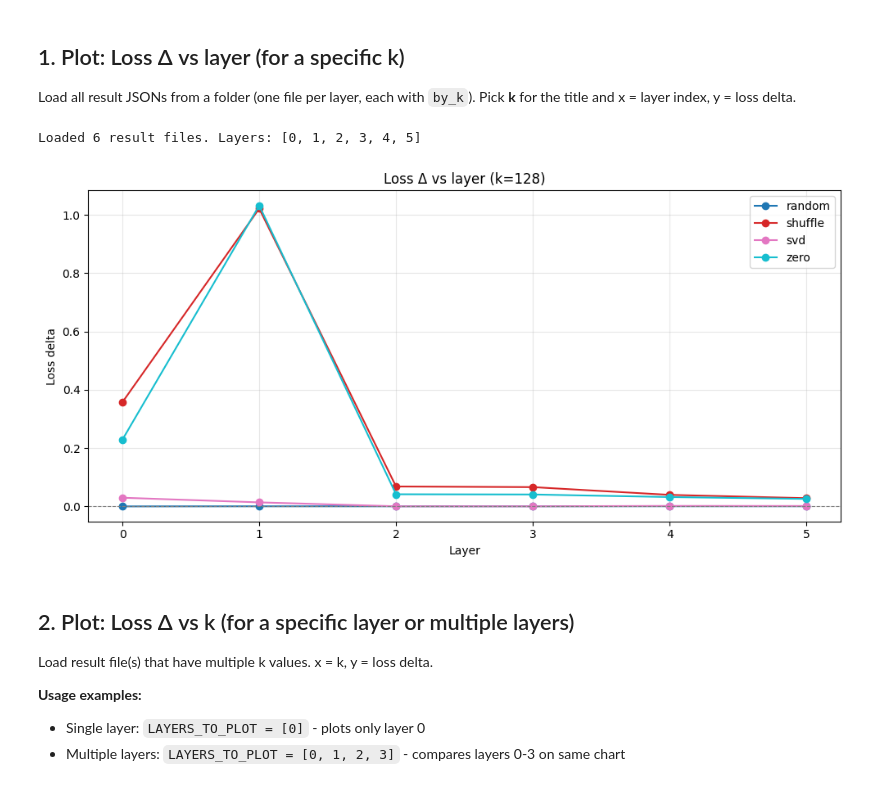
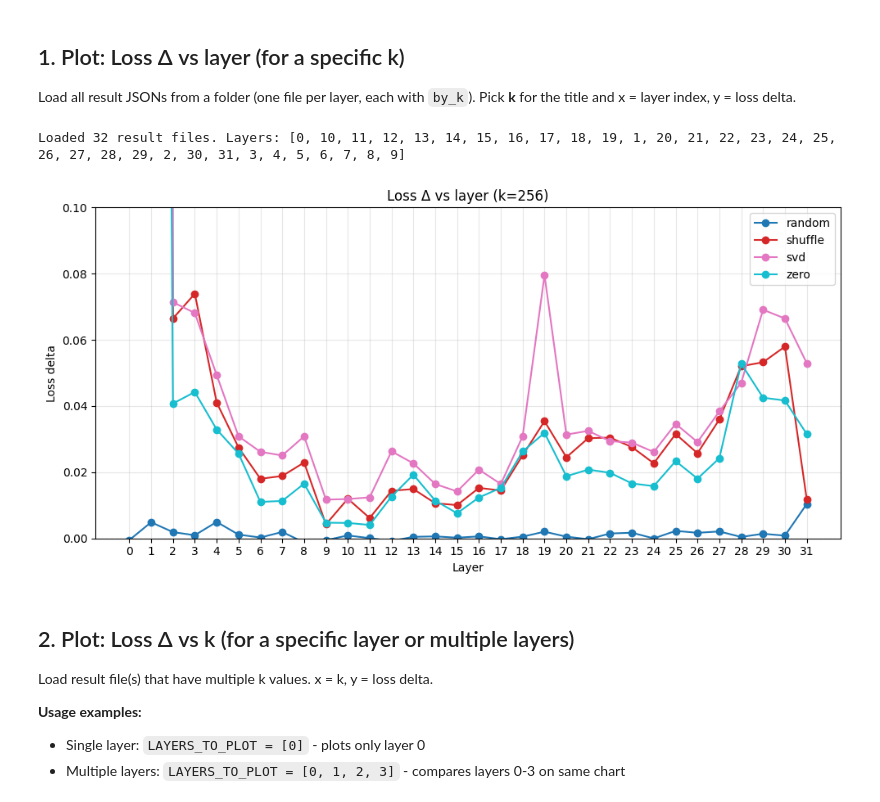
Before and after one commit to sagearc/GaleMoE, a Jupyter notebook: src/experiments/router_interventions/notebooks/project_out_plots.ipynb, the cells around one changed output. Cells and saved outputs as stored; diff of their text form; code cells hidden in the pictures.

```diff
--- a/src/experiments/router_interventions/notebooks/project_out_plots.ipynb
+++ b/src/experiments/router_interventions/notebooks/project_out_plots.ipynb
@@ -28,7 +28,7 @@ from src.experiments.router_interventions import (
 )
 
 # Default folder for result JSONs (used by both plots)
-RESULTS_DIR = ROOT / "results_1"
+RESULTS_DIR = ROOT / "results_scale10"
 # %% [markdown]
 ## 1. Plot: Loss Δ vs layer (for a specific k)
 
@@ -38,7 +38,7 @@ Load all result JSONs from a folder (one file per layer, each with `by_k`). Pick
 RESULTS_DIR = RESULTS_DIR  # or Path("/path/to/your/results")
 
 # Which k to use for this plot (must exist in each file's by_k)
-K_FOR_LAYER_PLOT = 128
+K_FOR_LAYER_PLOT = 256
 
 # Load all project_out_*.json in the folder
 result_files = sorted(RESULTS_DIR.glob("project_out_*.json"))
@@ -48,20 +48,20 @@ if not result_files:
 results_by_layer = [load_results(p) for p in result_files]
 print(f"Loaded {len(results_by_layer)} result files. Layers: {[r.get('config', {}).get('layer_idx') for r in results_by_layer]}")
 # %% [output]
-Loaded 6 result files. Layers: [0, 1, 2, 3, 4, 5]
+Loaded 32 result files. Layers: [0, 10, 11, 12, 13, 14, 15, 16, 17, 18, 19, 1, 20, 21, 22, 23, 24, 25, 26, 27, 28, 29, 2, 30, 31, 3, 4, 5, 6, 7, 8, 9]
 # %%
 %matplotlib inline
 
 fig = plot_delta_vs_layers(
     results_by_layer,
     K_FOR_LAYER_PLOT,
     title=f"Loss Δ vs layer (k={K_FOR_LAYER_PLOT})",
-    # ylim=(0, 0.1),  # REMOVED - was cutting off zero/shuffle variants at ~1.0
+    ylim=(0, 0.1),  # REMOVED - was cutting off zero/shuffle variants at ~1.0
     # You can add it back if you want to zoom into svd/random only
 )
 fig.show()
 # %% [output]
-[figure, old version]
+[figure, new version]
 # %% [markdown]
 ## 2. Plot: Loss Δ vs k (for a specific layer or multiple layers)
 
```
Also changed, not shown: 9 other files.
